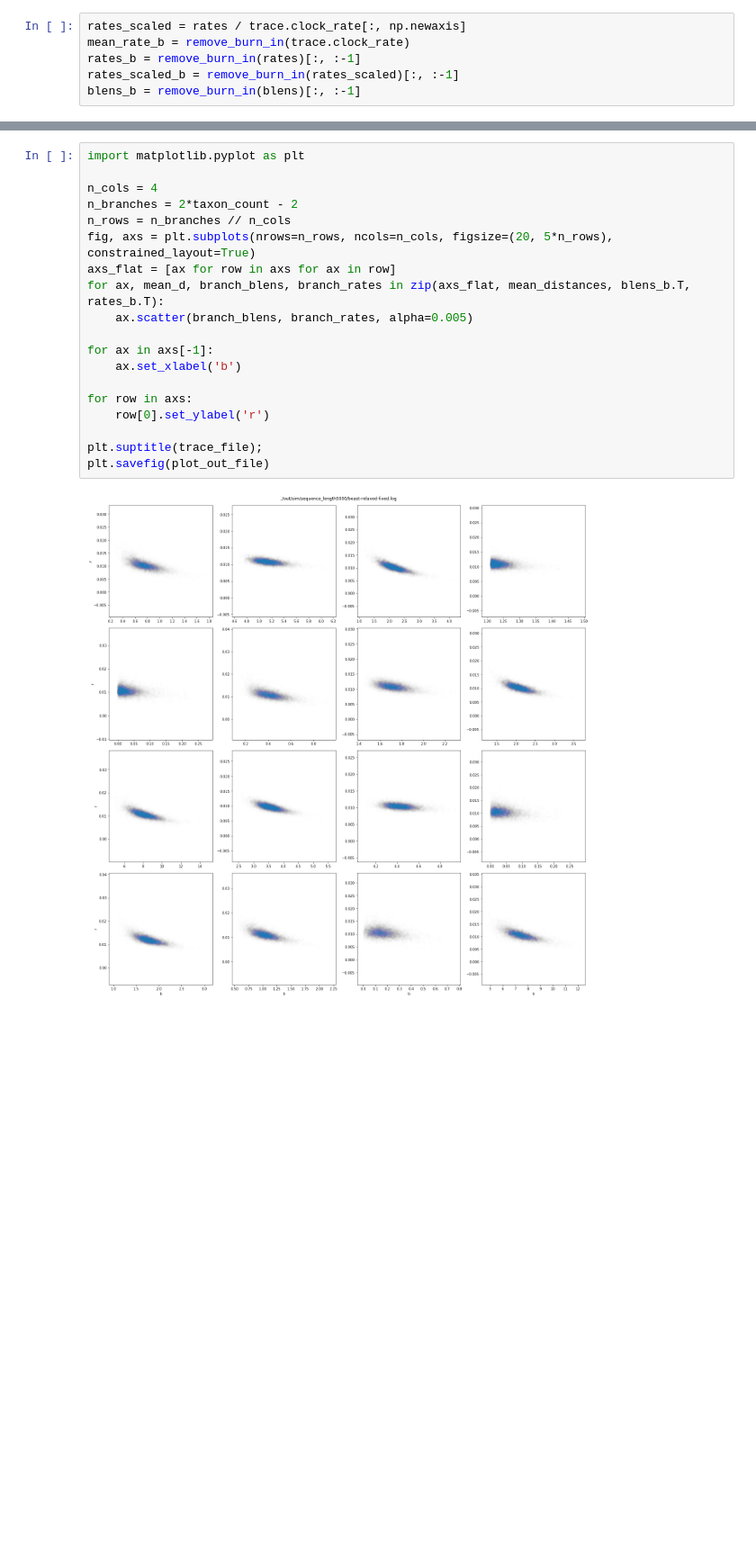
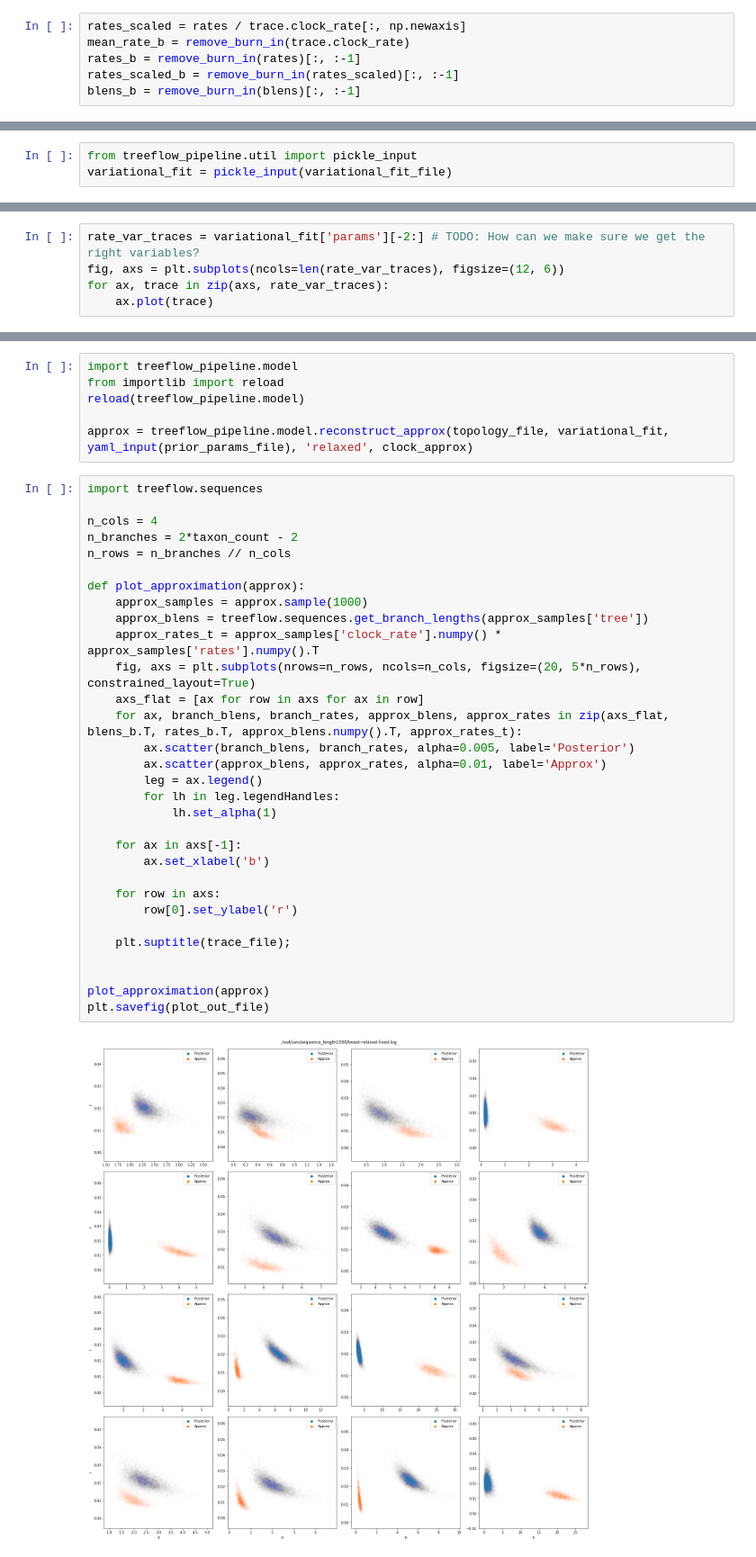
Before and after one commit to christiaanjs/treeflow-paper, a Jupyter notebook: notebook/plot-posterior-relaxed.ipynb, the cells around one changed output, grey strips where cells are left out. Shown at 90% size. Drawn from its saved outputs; the diff is of its cells as text; blank space fills up the shorter version.

Commit message:
Fits and approx plots (some parsing issues)

```diff
--- a/notebook/plot-posterior-relaxed.ipynb
+++ b/notebook/plot-posterior-relaxed.ipynb
@@ -122,0 +111,3 @@ array([0.00766192, 0.05552311, 0.02182012, 0.0134833 , 0.00033124,
+# %%
+from treeflow_pipeline.util import pickle_input
+variational_fit = pickle_input(variational_fit_file)
@@ -122,0 +120,5 @@ array([0.00766192, 0.05552311, 0.02182012, 0.0134833 , 0.00033124,
+# %%
+rate_var_traces = variational_fit['params'][-2:] # TODO: How can we make sure we get the right variables?
+fig, axs = plt.subplots(ncols=len(rate_var_traces), figsize=(12, 6))
+for ax, trace in zip(axs, rate_var_traces):
+    ax.plot(trace)
@@ -123,21 +127,39 @@ array([0.00766192, 0.05552311, 0.02182012, 0.0134833 , 0.00033124,
+# %%
+import treeflow_pipeline.model
+from importlib import reload
+reload(treeflow_pipeline.model)
+
+approx = treeflow_pipeline.model.reconstruct_approx(topology_file, variational_fit, yaml_input(prior_params_file), 'relaxed', clock_approx)
 # %%
-import matplotlib.pyplot as plt
+import treeflow.sequences
 
 n_cols = 4
 n_branches = 2*taxon_count - 2
 n_rows = n_branches // n_cols
-fig, axs = plt.subplots(nrows=n_rows, ncols=n_cols, figsize=(20, 5*n_rows), constrained_layout=True)
-axs_flat = [ax for row in axs for ax in row]
-for ax, mean_d, branch_blens, branch_rates in zip(axs_flat, mean_distances, blens_b.T, rates_b.T):
-    ax.scatter(branch_blens, branch_rates, alpha=0.005)
 
-for ax in axs[-1]:
-    ax.set_xlabel('b')
+def plot_approximation(approx):
+    approx_samples = approx.sample(1000)
+    approx_blens = treeflow.sequences.get_branch_lengths(approx_samples['tree'])
+    approx_rates_t = approx_samples['clock_rate'].numpy() * approx_samples['rates'].numpy().T
+    fig, axs = plt.subplots(nrows=n_rows, ncols=n_cols, figsize=(20, 5*n_rows), constrained_layout=True)
+    axs_flat = [ax for row in axs for ax in row]
+    for ax, branch_blens, branch_rates, approx_blens, approx_rates in zip(axs_flat, blens_b.T, rates_b.T, approx_blens.numpy().T, approx_rates_t):
+        ax.scatter(branch_blens, branch_rates, alpha=0.005, label='Posterior')
+        ax.scatter(approx_blens, approx_rates, alpha=0.01, label='Approx')
+        leg = ax.legend()
+        for lh in leg.legendHandles:
+            lh.set_alpha(1)
 
-for row in axs:
-    row[0].set_ylabel('r')
+    for ax in axs[-1]:
+        ax.set_xlabel('b')
 
-plt.suptitle(trace_file);
+    for row in axs:
+        row[0].set_ylabel('r')
+
+    plt.suptitle(trace_file);
+
+
+plot_approximation(approx)
 plt.savefig(plot_out_file)
 # %% [output]
-[figure, old version]
+[figure, new version]
```
Also changed, not shown: parts of 15 cells of this notebook, 4 other files.
